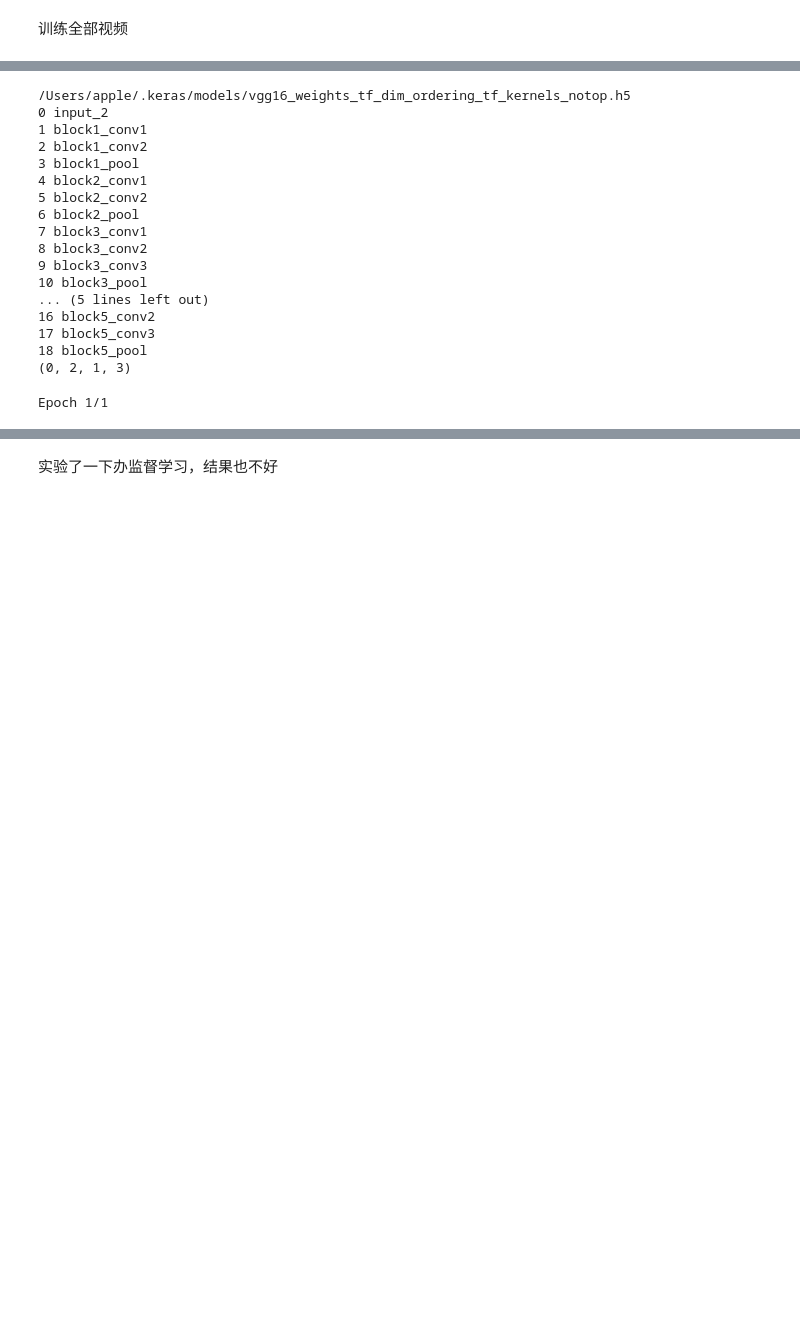
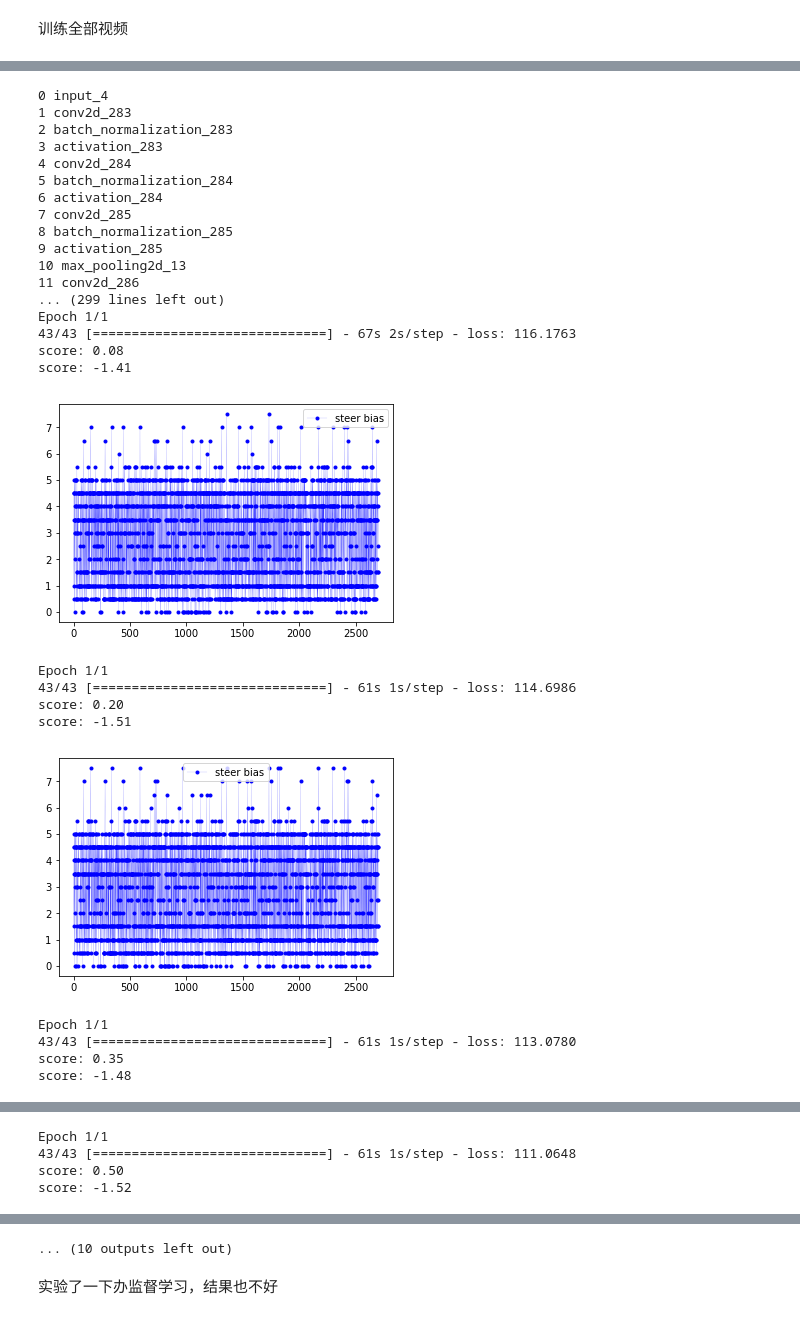
Before and after one commit to rosaann/for_tesla, a Jupyter notebook: deep_tesla.ipynb, the cells around one changed output, grey strips where cells are left out. Cells and saved outputs as stored; diff of their text form; code cells hidden in the pictures; blank space fills up the shorter version.

```diff
--- a/deep_tesla.ipynb
+++ b/deep_tesla.ipynb
@@ -171,10 +205,13 @@ def inceptionV3_model(time_len=1):
 # add a global spatial average pooling layer
     x = base_model.output
     x = GlobalAveragePooling2D()(x)
-# let's add a fully-connected layer
-    x = Dense(1024)(x)
-  #  x = Dense(1, activation='relu')(x)
-# and a logistic layer -- let's say we have 200 classes
+    x = Dense(1024, activation = 'relu',
+                        kernel_regularizer=regularizers.l2(0.1),
+                        bias_regularizer=regularizers.l2(0.01),
+                      #  activity_regularizer=regularizers.l1(0.003),
+                        kernel_initializer='glorot_normal')(x)
+    x = Dropout(.5)(x)
+#    x = BatchNormalization()(x)
     predictions = Dense(1)(x)
 
 # this is the model we will train
@@ -188,9 +225,9 @@ def inceptionV3_model(time_len=1):
     for i, layer in enumerate(base_model.layers):
         print(i, layer.name)
 
-    for layer in model.layers[:113]:
-        layer.trainable = False
-    for layer in model.layers[113:]:
+    for layer in model.layers[:289]:
+        layer.trainable = True
+    for layer in model.layers[289:]:
         layer.trainable = True
 
     sgd = optimizers.SGD(lr=0.00001, momentum=0.9, nesterov=True)
@@ -255,7 +305,7 @@ def restNet_model(time_len=1):
     return model
 # %%
 batch_size = 32
-epoches = 10
+epoches = 20
 # %%
 #训练模型
 from sklearn.metrics import mean_squared_error, r2_score
@@ -328,8 +403,8 @@ def test_model(model, img_list_val, y_val, ifShow=False):
         plt.show()
     return score
 # %%
-res_w = 224
-res_h = 224
+res_w = 200
+res_h = 66
 x_test, y_test = load_preprocess_training_batch(10, res_w, res_h)
 x_test = np.array(x_test).transpose(model_trans)
 # %% [markdown]
@@ -453,25 +480,34 @@ score: 0.41
 训练inceptionV3算法模型，修改的参数一个是学习率，另一个是算法从哪个层开始训练，之前的权重保留，但是测试集上的准确率都不好，
 稍微上升了然后就不增或者慢慢下降了，最多到了0.5.
 # %%
-model_all = train_model(range(1, 10),  vgg16_model, res_w, res_h, ifSave = True, test_img = x_test, test_y = y_test)
+model_all = train_model(range(1, 2),  inceptionV3_model, res_w, res_h, ifSave = True, test_img = x_test, test_y = y_test)
 
 #test_model(model_all, x_test, y_test)
 # %% [output]
-/Users/apple/.keras/models/vgg16_weights_tf_dim_ordering_tf_kernels_notop.h5
-0 input_2
-1 block1_conv1
-2 block1_conv2
-3 block1_pool
-4 block2_conv1
-5 block2_conv2
-6 block2_pool
-7 block3_conv1
-8 block3_conv2
-9 block3_conv3
-10 block3_pool
-... (5 lines left out)
-16 block5_conv2
-17 block5_conv3
-18 block5_pool
-(0, 2, 1, 3)
+0 input_4
+1 conv2d_283
+2 batch_normalization_283
+3 activation_283
+4 conv2d_284
+5 batch_normalization_284
+6 activation_284
+7 conv2d_285
+8 batch_normalization_285
+9 activation_285
+10 max_pooling2d_13
+11 conv2d_286
+... (299 lines left out)
+Epoch 1/1
+43/43 [==============================] - 67s 2s/step - loss: 116.1763
+score: 0.08
+score: -1.41
+[figure, added]
 Epoch 1/1
+43/43 [==============================] - 61s 1s/step - loss: 114.6986
+score: 0.20
+score: -1.51
+[figure, added]
+Epoch 1/1
+43/43 [==============================] - 61s 1s/step - loss: 113.0780
+score: 0.35
+score: -1.48
@@ -477,0 +515,4 @@ Epoch 1/1
+Epoch 1/1
+43/43 [==============================] - 61s 1s/step - loss: 111.0648
+score: 0.50
+score: -1.52
@@ -478,3 +530,4 @@ Epoch 1/1
+... (10 outputs left out)
 # %% [markdown]
 实验了一下办监督学习，结果也不好
 # %%
```
Also changed, not shown: parts of 12 cells of this notebook.
